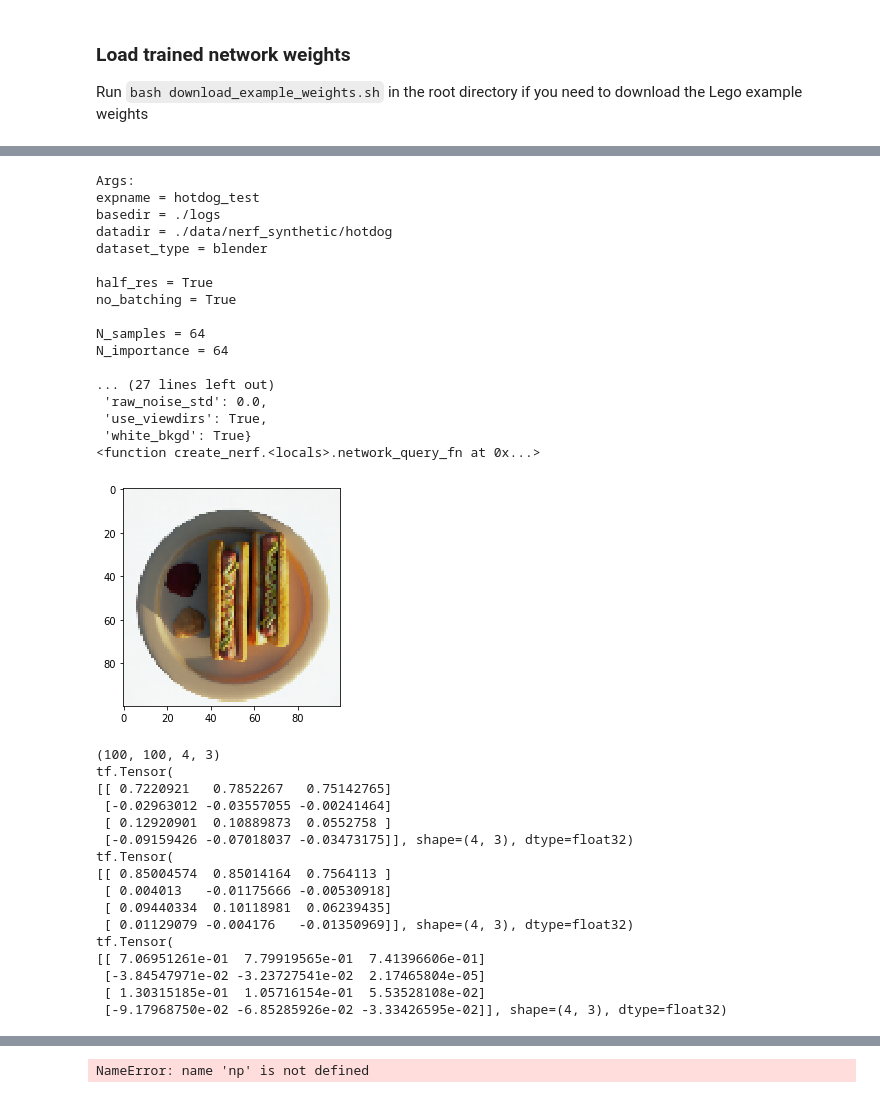
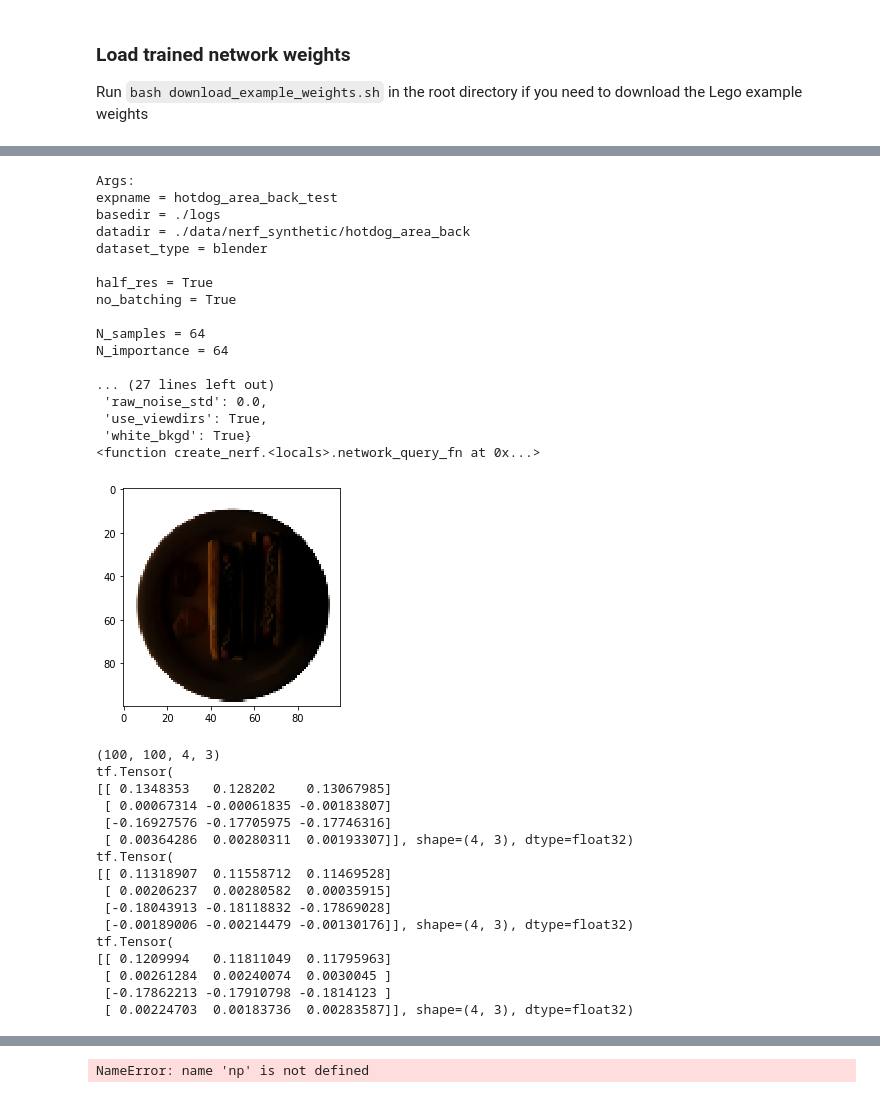
Before and after one commit to jingyangcarl/nerf, a Jupyter notebook: exchange.ipynb, the cells around one changed output, grey strips where cells are left out. Saved outputs shown, nothing was run; the diff lists cells and outputs as text; code cells hidden in the pictures.

```diff
--- a/exchange.ipynb
+++ b/exchange.ipynb
@@ -18,7 +18,7 @@ import run_nerf_helpers
 Run `bash download_example_weights.sh` in the root directory if you need to download the Lego example weights
 # %%
 basedir = './logs'
-expname = 'lego_test'
+expname = 'hotdog_area_front_test'
 
 config = os.path.join(basedir, expname, 'config.txt')
 print('Args:')
@@ -26,7 +26,7 @@ print(open(config, 'r').read())
 
 parser = run_nerf.config_parser()
 ft_str = ''
-ft_str = '--ft_path {}'.format(os.path.join(basedir, expname, 'model_100000.npy'))
+ft_str = '--ft_path {}'.format(os.path.join(basedir, expname, 'model_150000.npy'))
 args = parser.parse_args('--config {} '.format(config) + ft_str)
 
 # Create nerf model
@@ -53,5 +53,10 @@ test = run_nerf.render(H//down, W//down, focal/down, c2w=c2w, **render_kwargs_te
 img = np.clip(test[0],0,1)
 plt.imshow(img)
 plt.show()
+
+print(test_[3].shape)
+print(test_[3][40][40])
+print(test_[3][50][50])
+print(test_[3][60][60])
 # %% [output]
 Args:
@@ -75,6 +96,6 @@ Use tf.where in 2.0, which has the same broadcast rule as np.where
 # %%
 basedir_ = './logs'
-expname_ = 'hotdog_test'
+expname_ = 'hotdog_area_back_test'
 
 config_ = os.path.join(basedir_, expname_, 'config.txt')
 print('Args:')
@@ -82,7 +103,7 @@ print(open(config_, 'r').read())
 
 parser_ = run_nerf.config_parser()
 ft_str_ = ''
-ft_str_ = '--ft_path {}'.format(os.path.join(basedir_, expname_, 'model_100000.npy'))
+ft_str_ = '--ft_path {}'.format(os.path.join(basedir_, expname_, 'model_150000.npy'))
 args_ = parser_.parse_args('--config {} '.format(config_) + ft_str_)
 
 # Create nerf model
@@ -103,52 +124,52 @@ print(net_fn_)
 # Render an overhead view to check model was loaded correctly
 c2w_ = np.eye(4)[:3,:4].astype(np.float32) # identity pose matrix
 c2w_[2,-1] = 4.
 H_, W_, focal_ = 800, 800, 1200.
 down_ = 8
 test_ = run_nerf.render(H_//down_, W_//down_, focal_/down_, c2w=c2w_, **render_kwargs_test_)
 img_ = np.clip(test_[0],0,1)
 plt.imshow(img_)
 plt.show()
 
 print(test_[3].shape)
 print(test_[3][40][40])
 print(test_[3][50][50])
 print(test_[3][60][60])
 # %% [output]
 Args:
-expname = hotdog_test
+expname = hotdog_area_back_test
 basedir = ./logs
-datadir = ./data/nerf_synthetic/hotdog
+datadir = ./data/nerf_synthetic/hotdog_area_back
 dataset_type = blender
 
 half_res = True
 no_batching = True
 
 N_samples = 64
 N_importance = 64
 
 ... (27 lines left out)
  'raw_noise_std': 0.0,
  'use_viewdirs': True,
  'white_bkgd': True}
 <function create_nerf.<locals>.network_query_fn at 0x...>
-[figure, old version]
+[figure, new version]
 (100, 100, 4, 3)
 tf.Tensor(
-[[ 0.7220921   0.7852267   0.75142765]
- [-0.02963012 -0.03557055 -0.00241464]
- [ 0.12920901  0.10889873  0.0552758 ]
- [-0.09159426 -0.07018037 -0.03473175]], shape=(4, 3), dtype=float32)
+[[ 0.1348353   0.128202    0.13067985]
+ [ 0.00067314 -0.00061835 -0.00183807]
+ [-0.16927576 -0.17705975 -0.17746316]
+ [ 0.00364286  0.00280311  0.00193307]], shape=(4, 3), dtype=float32)
 tf.Tensor(
-[[ 0.85004574  0.85014164  0.7564113 ]
- [ 0.004013   -0.01175666 -0.00530918]
- [ 0.09440334  0.10118981  0.06239435]
- [ 0.01129079 -0.004176   -0.01350969]], shape=(4, 3), dtype=float32)
+[[ 0.11318907  0.11558712  0.11469528]
+ [ 0.00206237  0.00280582  0.00035915]
+ [-0.18043913 -0.18118832 -0.17869028]
+ [-0.00189006 -0.00214479 -0.00130176]], shape=(4, 3), dtype=float32)
 tf.Tensor(
-[[ 7.06951261e-01  7.79919565e-01  7.41396606e-01]
- [-3.84547971e-02 -3.23727541e-02  2.17465804e-05]
- [ 1.30315185e-01  1.05716154e-01  5.53528108e-02]
- [-9.17968750e-02 -6.85285926e-02 -3.33426595e-02]], shape=(4, 3), dtype=float32)
+[[ 0.1209994   0.11811049  0.11795963]
+ [ 0.00261284  0.00240074  0.0030045 ]
+ [-0.17862213 -0.17910798 -0.1814123 ]
+ [ 0.00224703  0.00183736  0.00283587]], shape=(4, 3), dtype=float32)
 # %%
 # temp = {}
 temp = render_kwargs_test.copy()
```
Also changed, not shown: parts of 2 cells of this notebook, 4 other files.
